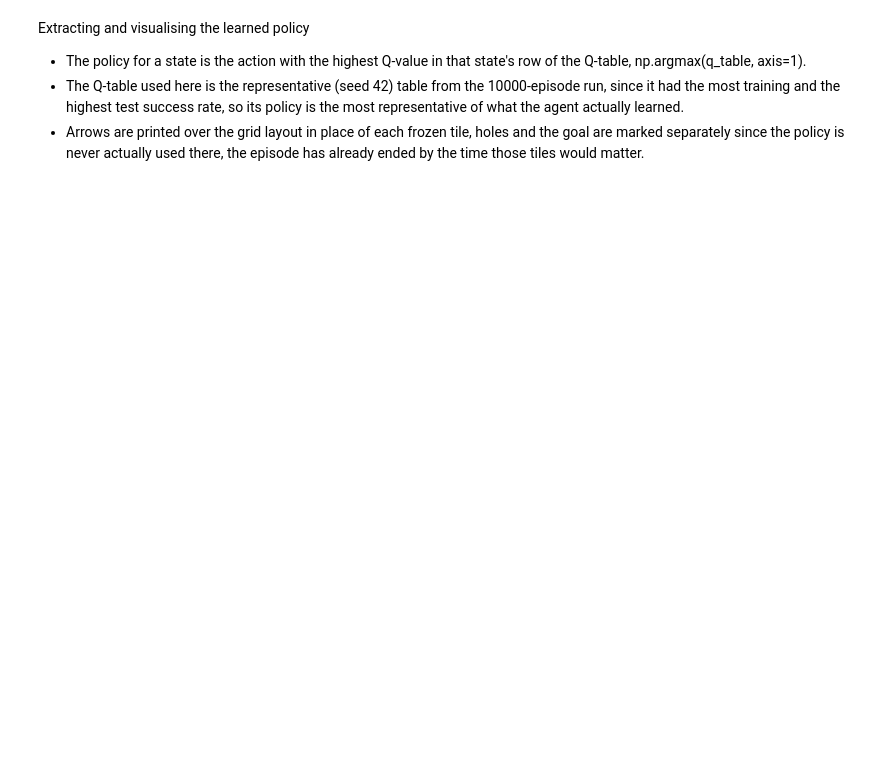
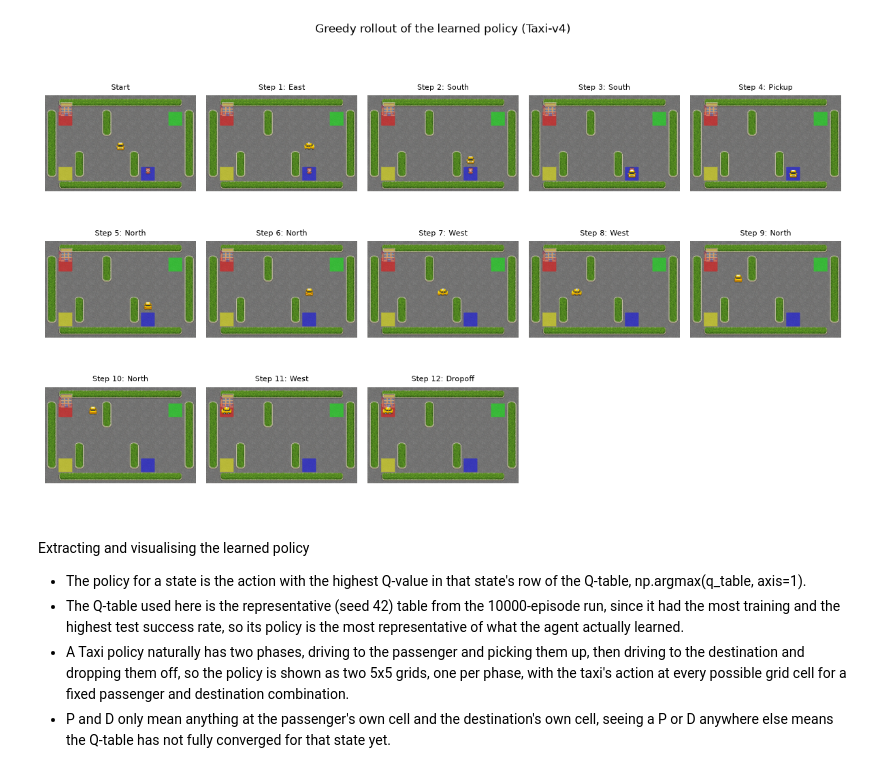
Before and after one commit to samuelshine/ami-trim-5, a Jupyter notebook: Q_Learning_Epsilon_Greedy.ipynb, the cells around one changed output. Drawn from its saved outputs; the diff is of its cells as text; code cells hidden in the pictures; blank space fills up the shorter version.

```diff
--- a/Q_Learning_Epsilon_Greedy.ipynb
+++ b/Q_Learning_Epsilon_Greedy.ipynb
@@ -264,0 +287,55 @@ plt.show()
+# %%
+def find_demo_seed(q_table, max_search=300, max_steps_display=15):
+    for seed in range(max_search):
+        search_env = gym.make("Taxi-v4")
+        state, info = search_env.reset(seed=seed)
+        done, terminated, steps = False, False, 0
+        while not done and steps < max_steps_per_episode:
+            action = np.argmax(q_table[state])
+            state, reward, terminated, truncated, info = search_env.step(action)
+            done = terminated or truncated
+            steps += 1
+        search_env.close()
+        if terminated and steps <= max_steps_display:
+            return seed
+    return None
+
+
+best_num_episodes = max(episode_configs)
+best_q_table = results[best_num_episodes]["q_table"]
+
+action_names = {0: "South", 1: "North", 2: "East", 3: "West", 4: "Pickup", 5: "Dropoff"}
+demo_seed = find_demo_seed(best_q_table)
+
+rollout_env = gym.make("Taxi-v4", render_mode="rgb_array")
+state, info = rollout_env.reset(seed=demo_seed)
+
+frames = [rollout_env.render()]
+step_labels = ["Start"]
+done = False
+
+while not done:
+    action = np.argmax(best_q_table[state])
+    state, reward, terminated, truncated, info = rollout_env.step(action)
+    done = terminated or truncated
+    frames.append(rollout_env.render())
+    step_labels.append(f"Step {len(step_labels)}: {action_names[action]}")
+
+rollout_env.close()
+print(f"Rollout used seed {demo_seed}, finished in {len(frames) - 1} steps, terminated = {terminated}")
+
+cols = 5
+rows = int(np.ceil(len(frames) / cols))
+fig, axes = plt.subplots(rows, cols, figsize=(cols * 2.4, rows * 2.4))
+axes = np.array(axes).reshape(-1)
+
+for i, ax in enumerate(axes):
+    if i < len(frames):
+        ax.imshow(frames[i])
+        ax.set_title(step_labels[i], fontsize=8)
+    ax.axis("off")
+
+fig.suptitle("Greedy rollout of the learned policy (Taxi-v4)", y=1.02)
+fig.tight_layout()
+plt.show()
+# %% [output]
@@ -265,5 +343,7 @@ plt.show()
+[figure, added]
 # %% [markdown]
 Extracting and visualising the learned policy
 - The policy for a state is the action with the highest Q-value in that state's row of the Q-table, np.argmax(q_table, axis=1).
 - The Q-table used here is the representative (seed 42) table from the 10000-episode run, since it had the most training and the highest test success rate, so its policy is the most representative of what the agent actually learned.
-- Arrows are printed over the grid layout in place of each frozen tile, holes and the goal are marked separately since the policy is never actually used there, the episode has already ended by the time those tiles would matter.
+- A Taxi policy naturally has two phases, driving to the passenger and picking them up, then driving to the destination and dropping them off, so the policy is shown as two 5x5 grids, one per phase, with the taxi's action at every possible grid cell for a fixed passenger and destination combination.
+- P and D only mean anything at the passenger's own cell and the destination's own cell, seeing a P or D anywhere else means the Q-table has not fully converged for that state yet.
```
Also changed, not shown: parts of 26 cells of this notebook, 2 other files.
